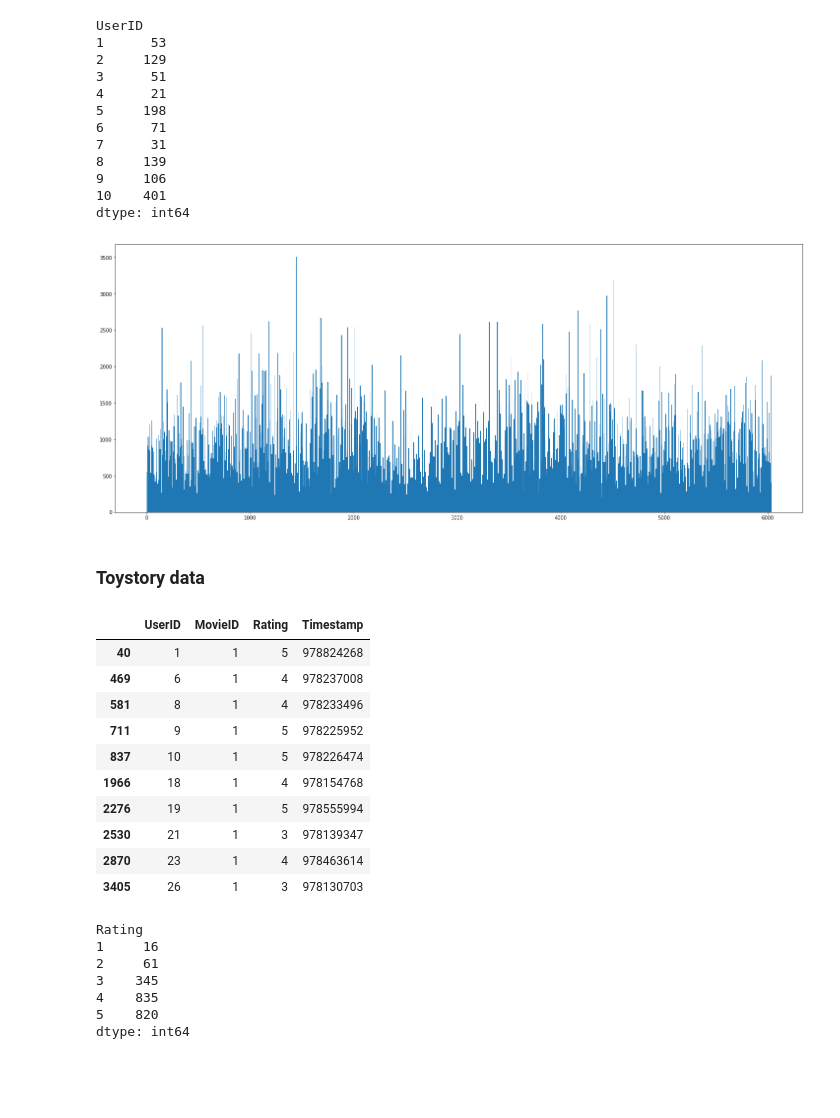
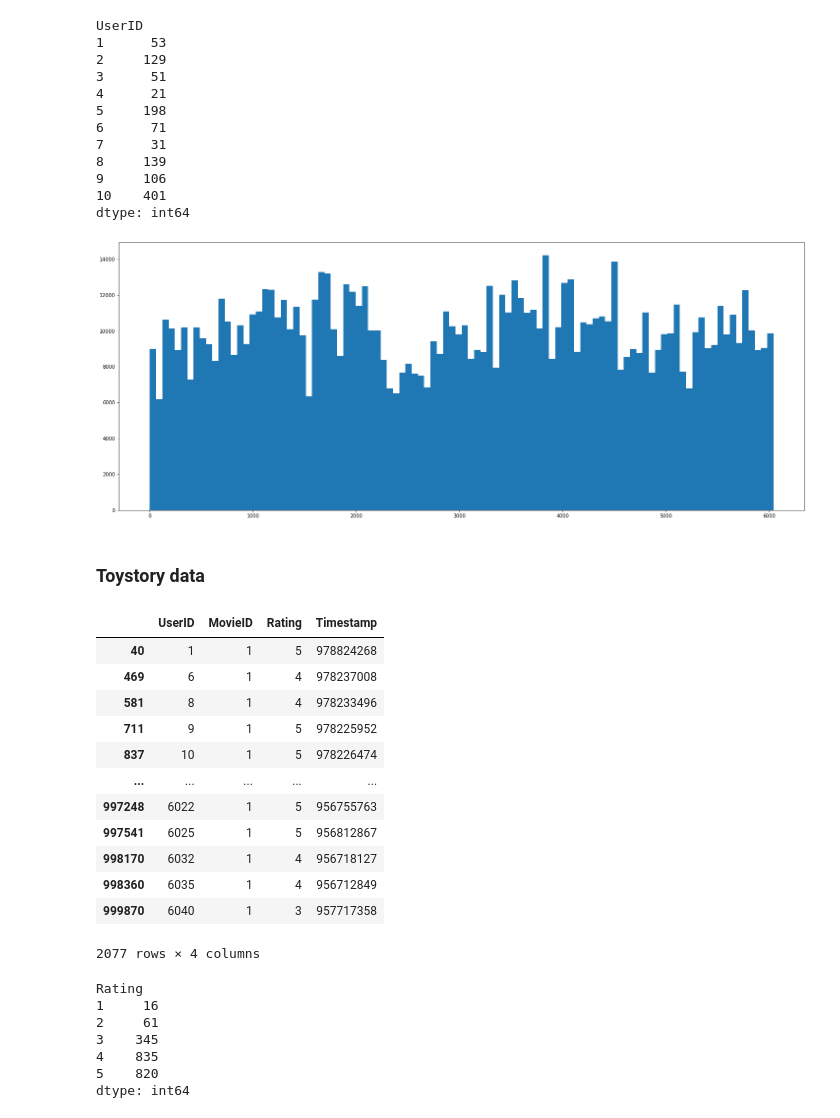
Before and after one commit to sameerq08/MovieLens, a Jupyter notebook: MovieLens Project For Submission.ipynb, the cells around one changed output. Cells and saved outputs as stored; diff of their text form; code cells hidden in the pictures; blank space fills up the shorter version.

Commit message:
Visualization update

```diff
--- a/MovieLens Project For Submission.ipynb
+++ b/MovieLens Project For Submission.ipynb
@@ -235,15 +273,15 @@ UserID
 dtype: int64
 # %%
 plt.figure(figsize=(25,10))
-plt.hist(x=[ratings_data.UserID], bins=1000)
+plt.hist(x=[df_ratings.UserID], bins=100)
 plt.show()
 # %% [output]
-[figure, old version]
+[figure, new version]
 # %% [markdown]
 ### Toystory data
 # %%
-toystory_data = ratings_data[ratings_data.MovieID==1]
-toystory_data.head(10)
+toystory_data = df_ratings[df_ratings.MovieID==1]
+toystory_data
 # %% [output]
 |  | UserID | MovieID | Rating | Timestamp |
 | 40 | 1 | 1 | 5 | 978824268 |
@@ -251,11 +289,13 @@ toystory_data.head(10)
 | 581 | 8 | 1 | 4 | 978233496 |
 | 711 | 9 | 1 | 5 | 978225952 |
 | 837 | 10 | 1 | 5 | 978226474 |
-| 1966 | 18 | 1 | 4 | 978154768 |
-| 2276 | 19 | 1 | 5 | 978555994 |
-| 2530 | 21 | 1 | 3 | 978139347 |
-| 2870 | 23 | 1 | 4 | 978463614 |
-| 3405 | 26 | 1 | 3 | 978130703 |
+| ... | ... | ... | ... | ... |
+| 997248 | 6022 | 1 | 5 | 956755763 |
+| 997541 | 6025 | 1 | 5 | 956812867 |
+| 998170 | 6032 | 1 | 4 | 956718127 |
+| 998360 | 6035 | 1 | 4 | 956712849 |
+| 999870 | 6040 | 1 | 3 | 957717358 |
+2077 rows × 4 columns
 # %%
 toystory_data.groupby('Rating').size()
 # %% [output]
```
Also changed, not shown: parts of 46 cells of this notebook.
